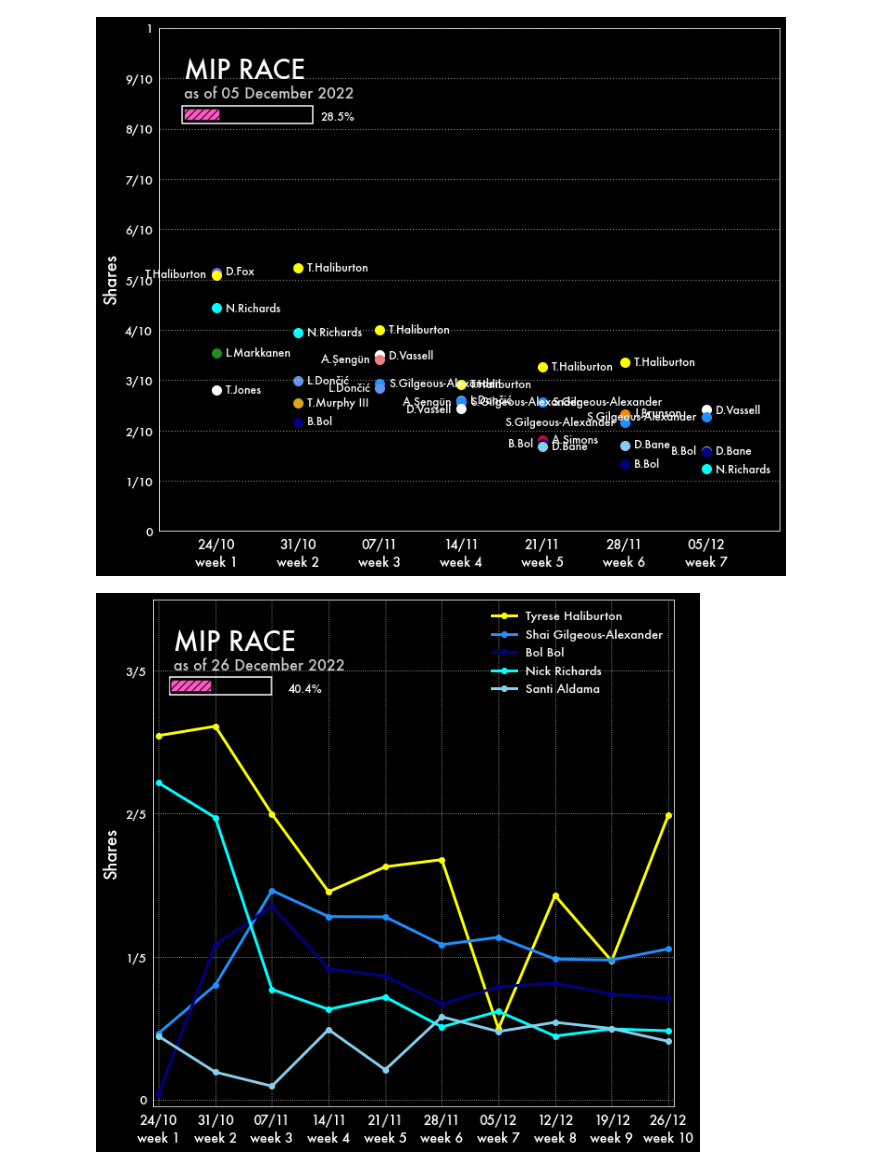
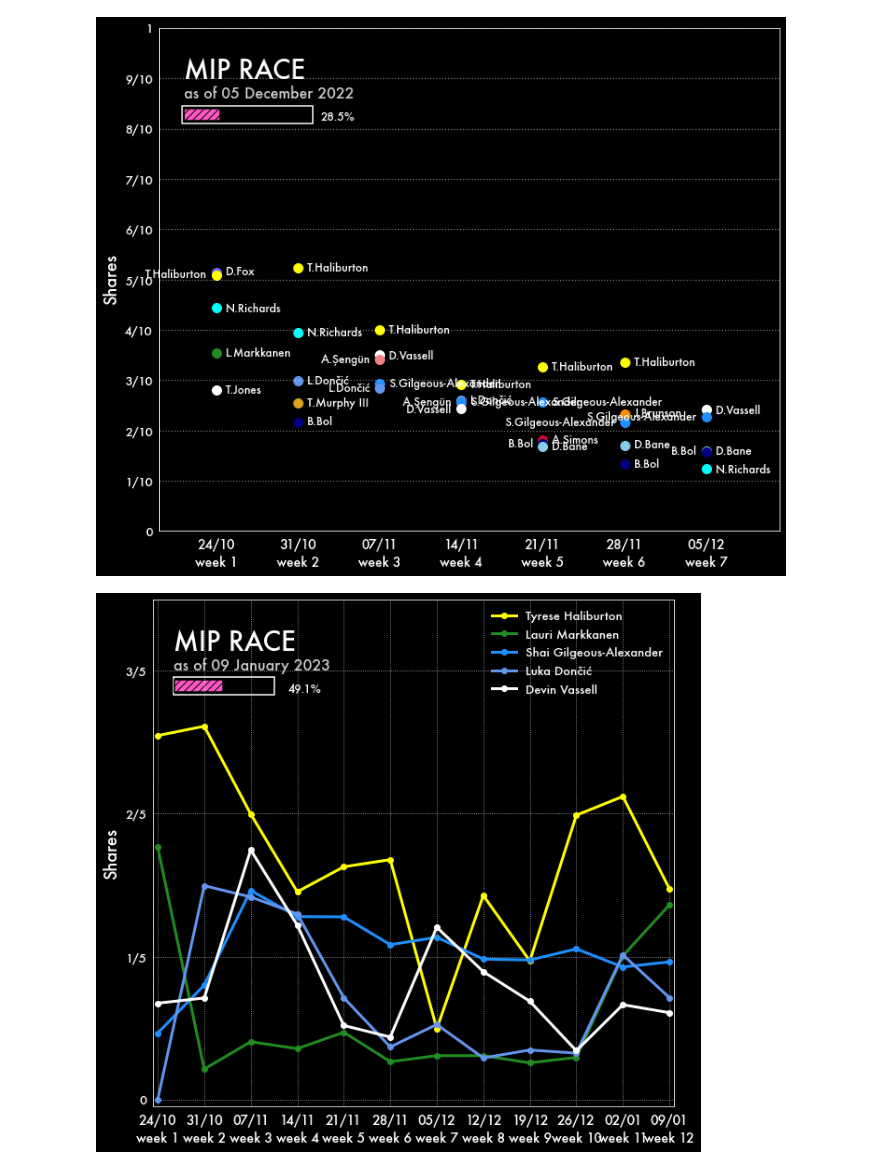
Before and after one commit to martinbog19/nba_ai_awards, a Jupyter notebook: Results/Plotting.ipynb, the cells around one changed output. Cells and saved outputs as stored; diff of their text form; code cells hidden in the pictures.

```diff
--- a/Results/Plotting.ipynb
+++ b/Results/Plotting.ipynb
@@ -13,7 +13,7 @@ print('MAKE SURE YOU CHANGE THE WEEK VARIABLE')
 # %% [output]
 MAKE SURE YOU CHANGE THE WEEK VARIABLE
 # %%
-week = 10 # CHANGE THIS
+week = 12 # CHANGE THIS
 date = datetime.now().strftime('%d %B %Y')
 time = datetime.now().strftime('%H:%M:%S')
 print(date + ' ; ' + time)
@@ -177,8 +177,8 @@ def player_race(award, week, xtraplayers = [], txtcol = 'white', facecol = 'blac
     plt.xlim([0.9, week + 0.1]) # Set figure limits
     plt.legend(loc = legloc, fontsize = 13, labelcolor = txtcol, facecolor = facecol, edgecolor = txtcol, ncol = ncols, framealpha = 0)
      # Create progress bar
-    rect_ = patches.Rectangle((0.0195 * fig_len + 1, 0 + 0.81*(ymax - 0)), week * 0.18, 0.035*(ymax - 0), facecolor = 'none', edgecolor = 'white', linewidth = 1.5)
-    prog = patches.Rectangle((0.021 * fig_len + 1, 0 + 0.815*(ymax - 0)), week * 0.178 * n/1230, 0.025*(ymax - 0), facecolor = '#ff58c4', edgecolor = 'black', linewidth = 1.5, hatch = '///')
+    rect_ = patches.Rectangle((0.0195 * fig_len + 1.1, 0 + 0.81*(ymax - 0)), week * 0.18, 0.035*(ymax - 0), facecolor = 'none', edgecolor = 'white', linewidth = 1.5)
+    prog = patches.Rectangle((0.021 * fig_len + 1.1, 0 + 0.815*(ymax - 0)), week * 0.178 * n/1230, 0.025*(ymax - 0), facecolor = '#ff58c4', edgecolor = 'black', linewidth = 1.5, hatch = '///')
     ax.add_patch(rect_)
     ax.add_patch(prog)
 
@@ -196,7 +196,7 @@ def player_race(award, week, xtraplayers = [], txtcol = 'white', facecol = 'blac
 
     plt.show()
 # %%
-player_race('mip', week = 10, legloc = 'best', ymax = 0.7, ncols = 1,
+player_race('mip', week = 12, legloc = 'best', ymax = 0.7, ncols = 1,
             save = True)
 # %% [output]
-[figure, old version]
+[figure, new version]
```
Also changed, not shown: parts of 2 cells of this notebook, 5 other files.
